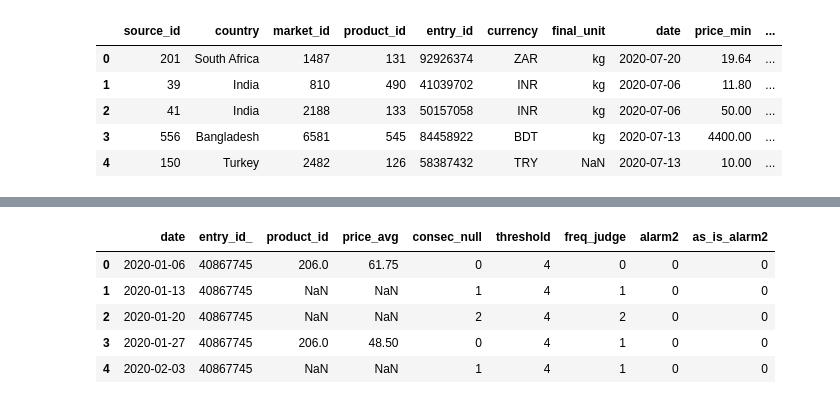
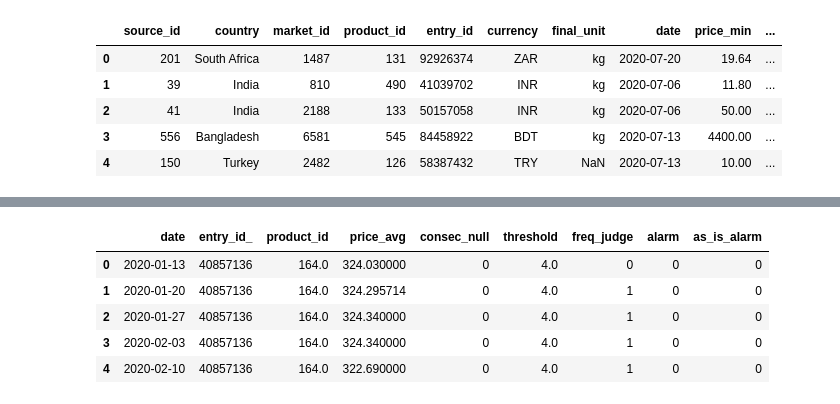
Before and after one commit to eungizoa/dataAnal, a Jupyter notebook: Alarm2.ipynb, the cells around one changed output, grey strips where cells are left out. Cells and saved outputs as stored; diff of their text form; code cells hidden in the pictures.

```diff
--- a/Alarm2.ipynb
+++ b/Alarm2.ipynb
@@ -37,7 +43,7 @@ df_raw.head()
 # Create Test df
 entry_lst = np.sort(df_raw['entry_id'].unique())
 np.random.seed(0)
-sample_entry = np.random.choice(entry_lst, 100)
+sample_entry = np.random.choice(entry_lst, 10000)
 test_df = df_raw.loc[df_raw['entry_id'].isin(sample_entry)].sort_values(
     by = ['source_id', 'market_id', 'entry_id', 'date']).copy()
 test_df['date'] = pd.to_datetime(test_df['date'])
@@ -74,3 +86,4 @@ df.head()
 # %%
 # Initialize df_stats DataFrame
 df_stats = df[['date', 'entry_id_', 'product_id', 'price_avg']]
+df_ = df.copy()
@@ -190,2 +90,17 @@ def alarm_2(df):
 # %%
-alarm_2(df)
+# Count the occurances of consecutive null value
+def count_consec_nan(array):
+    consec_cnt = array.isnull().astype(int).groupby(array.notnull().astype(int).cumsum()).cumsum()
+    return np.asarray(consec_cnt)
+
+# Count Frequency of each entry
+df_['consec_null'] = df_.groupby('entry_id_')['price_avg'].progress_transform(count_consec_nan)
+df_['consec_null_shift'] = df_.groupby('entry_id_')['consec_null'].shift(1)
+
+conditions  = [ (df_['consec_null'] == 0) & (df_['consec_null_shift'].isnull()),
+               (df_['consec_null'] == 0) & (df_['consec_null_shift'].notnull())]
+choices     = [ 0, df_['consec_null_shift'] + 1]
+df_["freq"] = np.select(conditions, choices, default=np.nan)
+
+# Calculate mode of frequency by entry
+entry_freq = df_.groupby('entry_id_')['freq'].agg(pd.Series.mode).to_dict()
@@ -191,0 +161,16 @@ alarm_2(df)
+# %%
+def find_threshold(row, threshold_dict):
+    entry_id = row.unique()[0]
+    threshold_col = [threshold_dict[entry_id]] * len(row)
+    return np.asarray(threshold_col[0])
+
+df_['threshold'] = df_.groupby('entry_id_')['entry_id_'].transform(lambda row: find_threshold(row, threshold_dict))
+
+conditions  = [ (df_['consec_null'] == 0) & (df_['consec_null_shift'].isnull()),
+                (df_['consec_null'] == 0) & (df_['consec_null_shift'].notnull()),
+                (df_['consec_null'] != 0) ]
+
+choices     = [ 0, 1, df_['consec_null']]
+df_["freq_judge"] = np.select(conditions, choices)
+
+df_['alarm'] = np.where(df_['freq_judge'] > df_['threshold'], 1, 0)
@@ -249,14 +231,14 @@ Count number of entries that correspond to the alarm2 divided by cases: error_cn
 # %%
-df_stats = pd.concat([df_stats, df[['consec_null', 'threshold', 'freq_judge', 'alarm2']]], axis = 1)
-df_stats['as_is_alarm2'] = np.where(df['consec_null'] > 3, 1, 0)
+df_stats = pd.concat([df_stats, df_[['consec_null', 'threshold', 'freq_judge', 'alarm']]], axis = 1)
+df_stats['as_is_alarm'] = np.where(df_['consec_null'] > 3, 1, 0)
 df_stats.head()
 # %% [output]
-|  | date | entry_id_ | product_id | price_avg | consec_null | threshold | freq_judge | alarm2 | as_is_alarm2 |
-| 0 | 2020-01-06 | 40867745 | 206.0 | 61.75 | 0 | 4 | 0 | 0 | 0 |
-| 1 | 2020-01-13 | 40867745 | NaN | NaN | 1 | 4 | 1 | 0 | 0 |
-| 2 | 2020-01-20 | 40867745 | NaN | NaN | 2 | 4 | 2 | 0 | 0 |
-| 3 | 2020-01-27 | 40867745 | 206.0 | 48.50 | 0 | 4 | 1 | 0 | 0 |
-| 4 | 2020-02-03 | 40867745 | NaN | NaN | 1 | 4 | 1 | 0 | 0 |
+|  | date | entry_id_ | product_id | price_avg | consec_null | threshold | freq_judge | alarm | as_is_alarm |
+| 0 | 2020-01-13 | 40857136 | 164.0 | 324.030000 | 0 | 4.0 | 0 | 0 | 0 |
+| 1 | 2020-01-20 | 40857136 | 164.0 | 324.295714 | 0 | 4.0 | 1 | 0 | 0 |
+| 2 | 2020-01-27 | 40857136 | 164.0 | 324.340000 | 0 | 4.0 | 1 | 0 | 0 |
+| 3 | 2020-02-03 | 40857136 | 164.0 | 324.340000 | 0 | 4.0 | 1 | 0 | 0 |
+| 4 | 2020-02-10 | 40857136 | 164.0 | 322.690000 | 0 | 4.0 | 1 | 0 | 0 |
 # %%
 threshold_series = df_stats.groupby('entry_id_')['threshold'].nth(1)
 threshold_series = threshold_series.astype(np.double)
```
Also changed, not shown: parts of 18 cells of this notebook, 5 other files.
